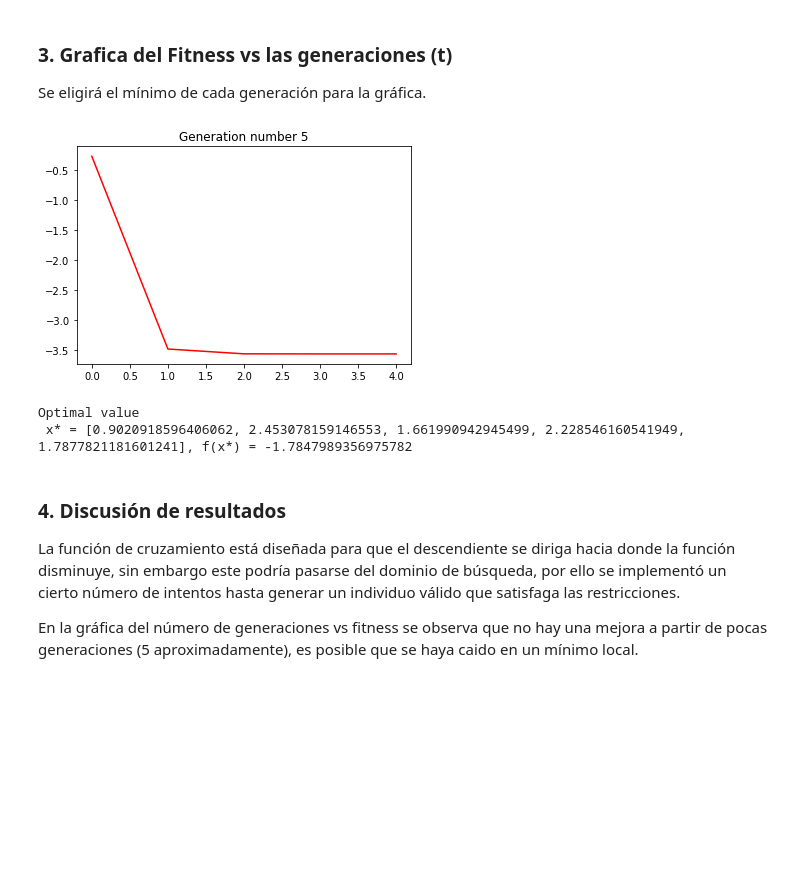
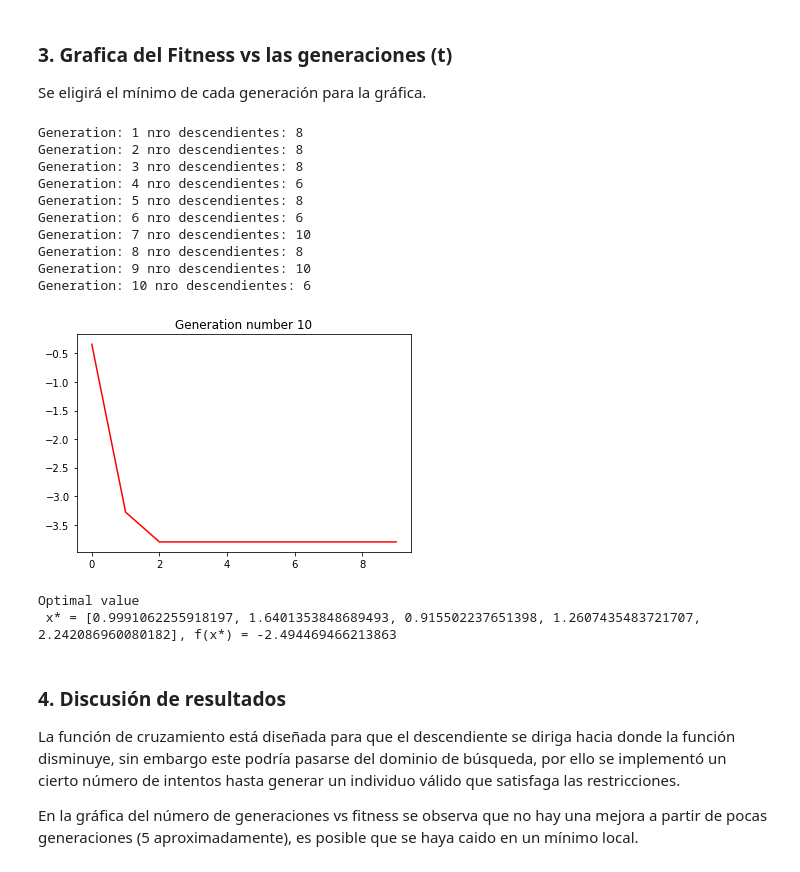
Before and after one commit to jbardalesr/evolutionary-computing, a Jupyter notebook: laboratory/pc2_minimization.ipynb, the cells around one changed output. Cells and saved outputs as stored; diff of their text form; code cells hidden in the pictures; blank space fills up the shorter version.

```diff
--- a/laboratory/pc2_minimization.ipynb
+++ b/laboratory/pc2_minimization.ipynb
@@ -163,26 +161,21 @@ def genenetic_algorithm(max_generation: int,
         # operadores de variación
         offspring: list[Individual] = []
         # crossover
-        for p1, p2 in combinations(parents, 2):
-            if p1.phenotype != p2.phenotype:
-                child = crossover.make(p1, p2, fitness)
-                if child != None:
-                    offspring.append(child)
+        for p1, p2 in zip(parents[1::2], parents[0::2]):
+            if (child := crossover.make(p1, p2, fitness)) != None:
+                offspring.append(child)
         # evaluacion de la aptitud de los λ descendientes
         offspring_fitness = [fitness(ind.phenotype) for ind in offspring]
         # λ individuos aptos + n padres
         population += offspring
         population_fitness += offspring_fitness
         # seleccionamos un individuo random para la gráfica
-        best.append(population[random.randint(0, len(population)-1)])
+        best.append(population[random.randint(0, len(population) - 1)])
         # selección del ambiente n
         population = selection.get_individuals(population, population_fitness)
-        population_fitness = []
         # impresión de la generación
-        if generation_number % int(max_generation/10) == 0:
+        if generation_number % int(max_generation / 10) == 0:
             print("Generation:", generation_number, "nro descendientes:", len(offspring))
-        if len(offspring) == 0:
-            break
 
     plt.plot([fitness(x.phenotype) for x in best], "r-")
     plt.title(f"Generation number {generation_number}")
@@ -192,22 +185,32 @@ def genenetic_algorithm(max_generation: int,
 ### 3. Grafica del Fitness vs las generaciones (t)
 Se eligirá el mínimo de cada generación para la gráfica.
 # %%
-MAX_GENERATION = 100
+MAX_GENERATION = 10
 POPULATION_SIZE = 20
 initial_population = [Individual.newRandom(domain, n_var) for _ in range(POPULATION_SIZE)]
 best = genenetic_algorithm(max_generation=MAX_GENERATION,
                            fitness=f,
                            population=initial_population,
-                           selection=TournamentSelection(nro_individuals=15, tournament_size=10),
+                           selection=TournamentSelection(nro_individuals=20, tournament_size=10),
                            crossover=CustomCrossover(probability=0.8, n_intentos=10))
 # %% [output]
+Generation: 1 nro descendientes: 8
+Generation: 2 nro descendientes: 8
+Generation: 3 nro descendientes: 8
+Generation: 4 nro descendientes: 6
+Generation: 5 nro descendientes: 8
+Generation: 6 nro descendientes: 6
+Generation: 7 nro descendientes: 10
+Generation: 8 nro descendientes: 8
+Generation: 9 nro descendientes: 10
+Generation: 10 nro descendientes: 6
-[figure, old version]
+[figure, new version]
 # %%
 solution = min(best, key=lambda x: f(best[0].phenotype))
 print(f"Optimal value\n x* = {solution.phenotype}, f(x*) = {f(solution.phenotype)}")
 # %% [output]
 Optimal value
- x* = [0.9020918596406062, 2.453078159146553, 1.661990942945499, 2.228546160541949, 1.7877821181601241], f(x*) = -1.7847989356975782
+ x* = [0.9991062255918197, 1.6401353848689493, 0.915502237651398, 1.2607435483721707, 2.242086960080182], f(x*) = -2.494469466213863
 # %% [markdown]
 ### 4. Discusión de resultados
 La función de cruzamiento está diseñada para que el descendiente se diriga hacia donde la función disminuye, sin embargo este podría pasarse del dominio de búsqueda, por ello se implementó un cierto número de intentos hasta generar un individuo válido que satisfaga las restricciones.
```
Also changed, not shown: parts of 4 cells of this notebook.
